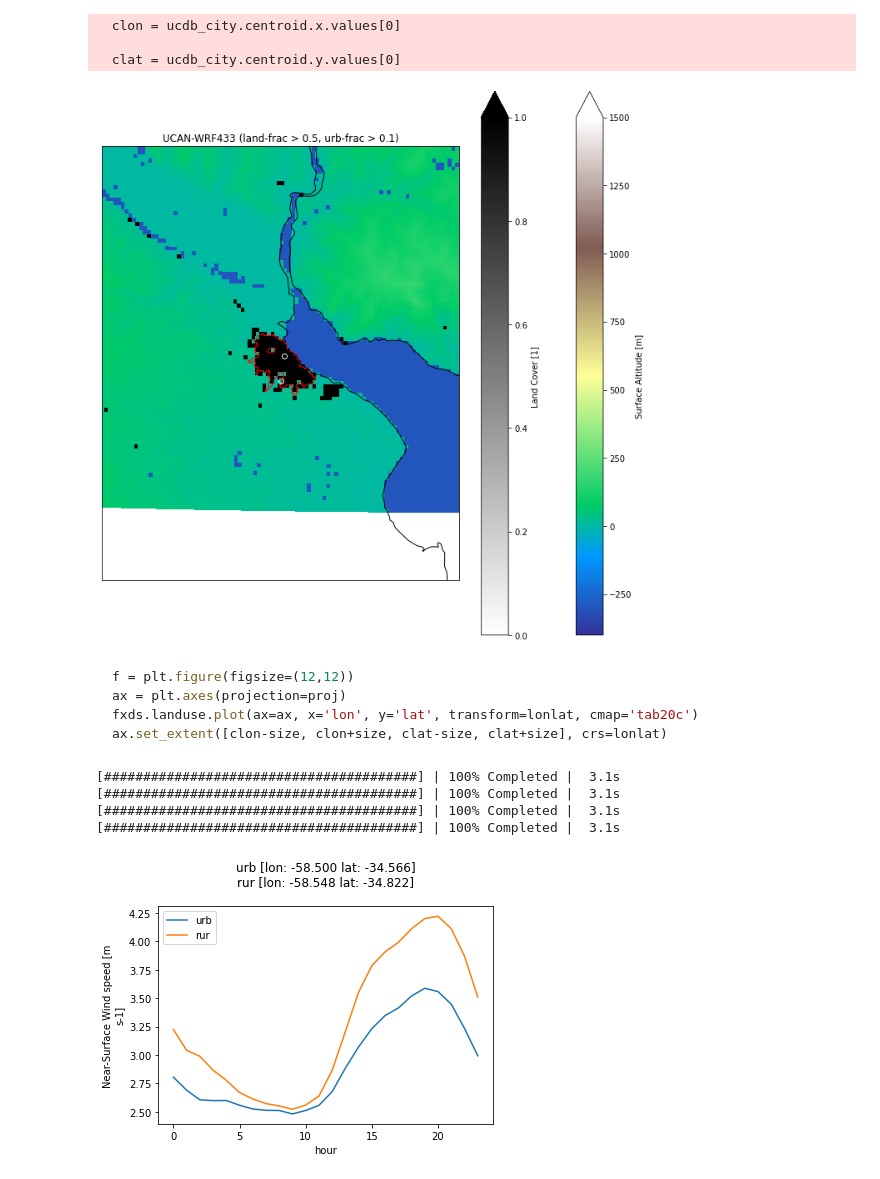
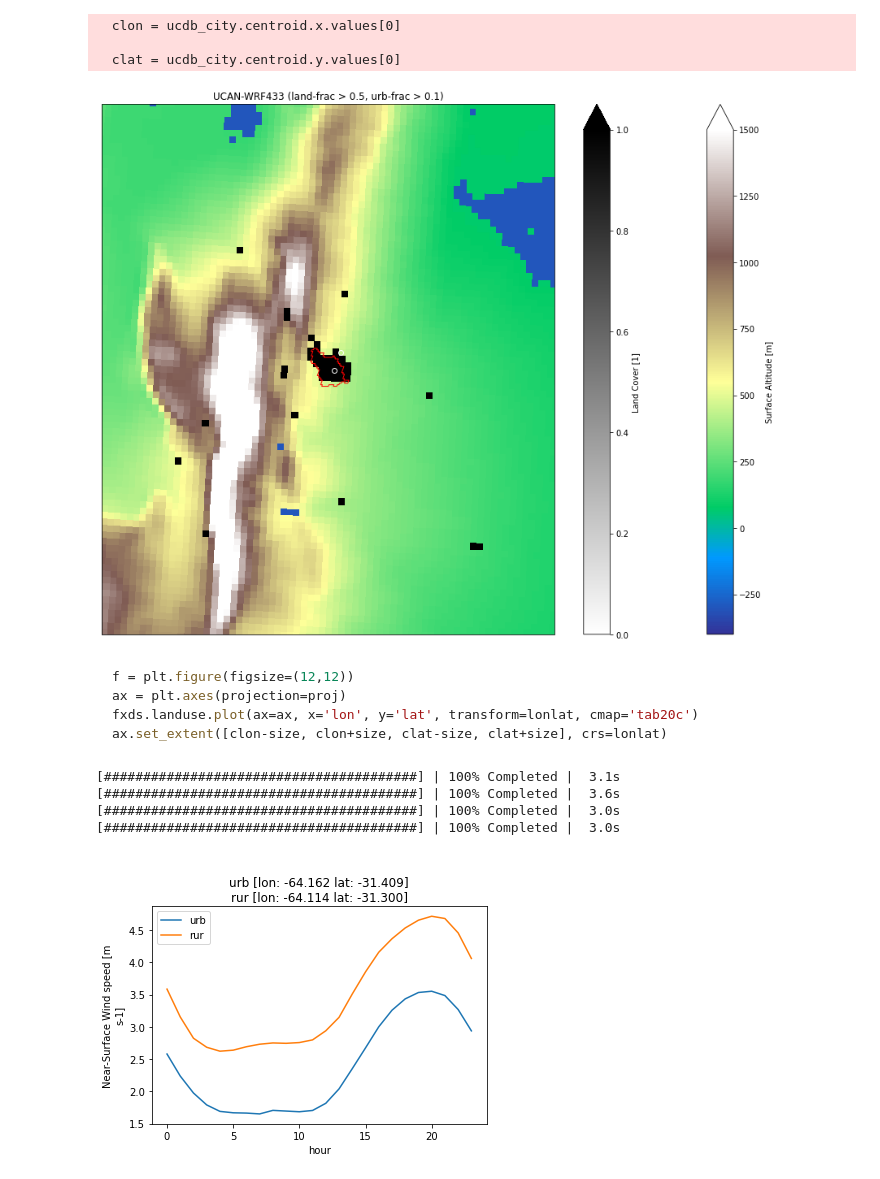
Before and after one commit to jesusff/fps-sesa-analyses, a Jupyter notebook: uhi_dcycle.ipynb, the cells around one changed output. Saved outputs shown, nothing was run; the diff lists cells and outputs as text; code cells hidden in the pictures.

Commit message:
Move Cordoba rural st to non-urban gridcell and
other small fixes

````diff
--- a/uhi_dcycle.ipynb
+++ b/uhi_dcycle.ipynb
@@ -13,13 +13,13 @@ ProgressBar().register()
 # %%
 source = 'USP-RegCM471'
 source = 'UCAN-WRF433'
-city = 'Cordoba'
 city = 'Porto Alegre'
 city = 'Buenos Aires'
+city = 'Cordoba'
 var = 'sfcWind'
 urban_thres = 0.10
 land_thres = 0.50
-size = 2 # degrees plotted around city center
+size = 1.5 # degrees plotted around city center
 orog_vlim = dict(vmin=-400, vmax=1500)
 
 loc = {
@@ -29,7 +29,8 @@ loc = {
   ),
   'Cordoba': dict(
     urb = dict(lat = -31.400, lon = -64.167),
-    rur = dict(lat = -31.317, lon = -64.167)
+    # rur = dict(lat = -31.317, lon = -64.167) # Aero
+    rur = dict(lat = -31.3, lon = -64.127) # Aero moved to non-urban gridcell
   ),
   'Porto Alegre': dict( # made up points
     urb = dict(lat = -30.032, lon = -51.174),
@@ -63,6 +64,8 @@ MODIS_LAND_USE = {
   'Urban and built-up': 13,
   'Water bodies': 17
 }
+
+pcity = city.replace(" ","")
 # %%
 ucdb_info = gpd.read_file('data/GHS_FUA_UCD/GHS_STAT_UCDB2015MT_GLOBE_R2019A_V1_2.gpkg')
 ucdb_city = ucdb_info.query(f'UC_NM_MN =="{city}"').to_crs(crs = 'EPSG:4326')
@@ -78,23 +81,23 @@ hrds = xr.open_dataset(urls_1hr[source], chunks=dict(rlon=10, rlat=10))
 # %%
 lonlat = ccrs.PlateCarree()
 proj = lonlat
-f = plt.figure(figsize=(12,12))
+f = plt.figure(figsize=(16,12))
 ax = plt.axes(projection=proj)
 fxds.orog.where(fxds.sftlf == 1).fillna(orog_vlim['vmin']+100).plot(
     ax=ax, x='lon', y='lat', transform=lonlat, cmap=plt.cm.terrain, **orog_vlim
 )
-fxds.landuse.where(fxds.landuse == 13).plot(
+fxds.landuse.where(fxds.landuse == MODIS_LAND_USE['Urban and built-up']).plot(
     ax=ax, x='lon', y='lat', transform=lonlat, cmap=plt.cm.gray_r, vmin=0, vmax=1
 )
 ax.set_extent([clon-size, clon+size, clat-size, clat+size], crs=lonlat)
 plt.title(f'{fxds.model_id} (land-frac > {land_thres}, urb-frac > {urban_thres})')
 lons, lats = list(zip(*[(site['lon'], site['lat']) for site in loc[city].values()]))
 ax.plot(lons, lats, 'o', markeredgecolor='w', markerfacecolor='none', transform=lonlat)
 ax.coastlines(resolution='10m', linewidth=1, color='k')
 ucdb_city.plot(ax=ax, transform=lonlat, facecolor="none", edgecolor="red")
-plt.savefig(f'{city.replace(" ","")}_{source}.png')
+plt.savefig(f'figs/{pcity}_{source}.png', facecolor='white')
 # %% [output]
-[figure, old version]
+[figure, new version]
 # %% [markdown]
 ```python
 f = plt.figure(figsize=(12,12))
@@ -113,7 +116,8 @@ def get_var_ts(ds, var, target_lon, target_lat, geods=None):
 
 ts = {}
 dc = {}
-for site in ['urb', 'rur']:
+sites = ['urb', 'rur']
+for site in sites:
   if var == 'sfcWind':
     u = get_var_ts(hrds, 'uas', loc[city][site]['lon'], loc[city][site]['lat'], geods=fxds).compute()
     v = get_var_ts(hrds, 'vas', loc[city][site]['lon'], loc[city][site]['lat'], geods=fxds).compute()
@@ -124,20 +128,19 @@ for site in ['urb', 'rur']:
   dc[site] = ts[site].groupby('time.hour').mean(dim='time')
 # %% [output]
 [########################################] | 100% Completed |  3.1s
-[########################################] | 100% Completed |  3.1s
-[########################################] | 100% Completed |  3.1s
-[########################################] | 100% Completed |  3.1s
+[########################################] | 100% Completed |  3.6s
+[########################################] | 100% Completed |  3.0s
+[########################################] | 100% Completed |  3.0s
 # %%
 title = ''
-sites = ['urb', 'rur']
 for site in sites:
   dc[site].plot()
-  title += f'{site} [lon: {dc[site].lon.values:.3f} lat: {dc[site].lat.values:.3f}]\n'
+  title += f'\n{site} [lon: {dc[site].lon.values:.3f} lat: {dc[site].lat.values:.3f}]'
 plt.title(title)
 plt.legend(sites)
-plt.savefig(f'UrbRur_{var}_{city.replace(" ","")}_{source}_dc.png')
+plt.savefig(f'figs/UrbRur_{var}_{pcity}_{source}_dc.png', facecolor='white')
 # %% [output]
-[figure, old version]
+[figure, new version]
 # %%
 (dc['urb']-dc['rur']).plot()
 plt.title(f'Urban {var} island (daily cycle) at {city}\n{source}')
````
Also changed, not shown: parts of 1 cell of this notebook.
